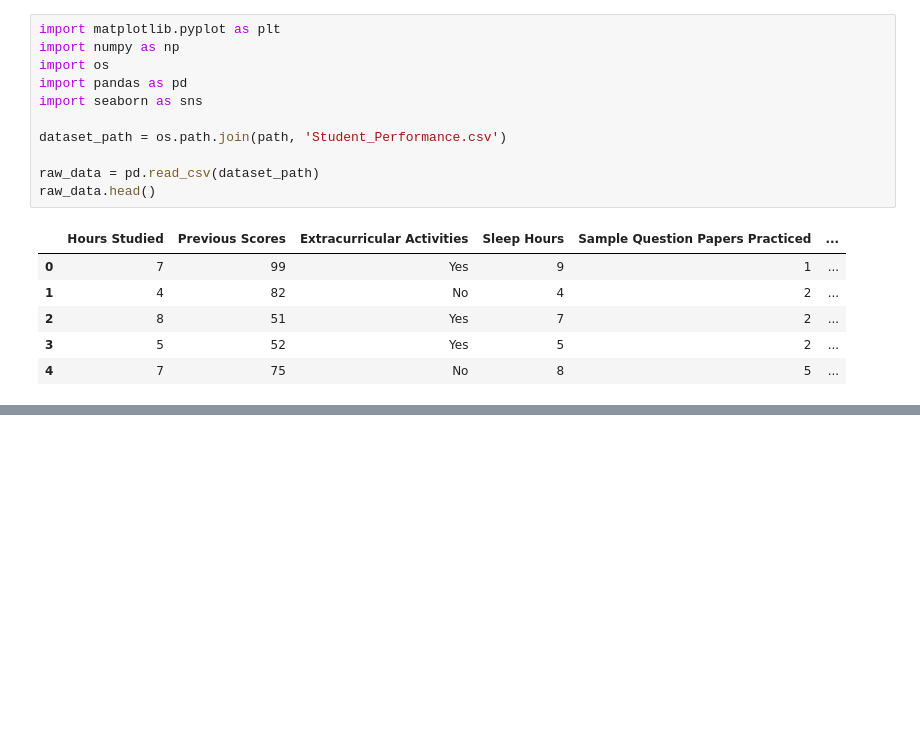
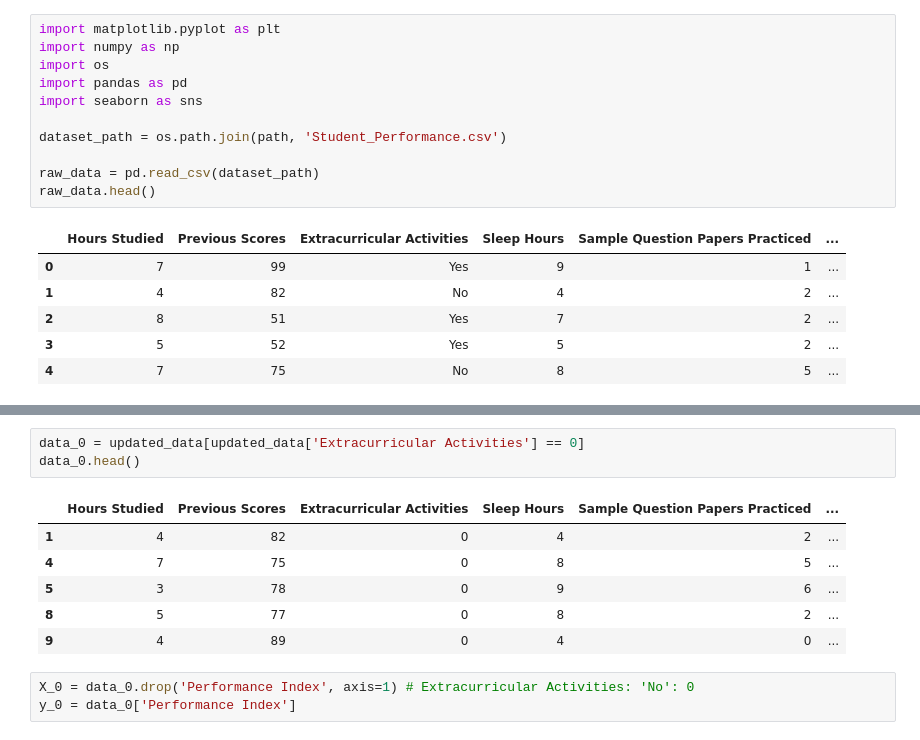
Before and after one commit to add0794/ordinary-least-squares-gradient-descent, a Jupyter notebook: jupyter.ipynb, the cells around one changed output, grey strips where cells are left out. Saved outputs shown, nothing was run; the diff lists cells and outputs as text; blank space fills up the shorter version.

```diff
--- a/jupyter.ipynb
+++ b/jupyter.ipynb
@@ -306,0 +289,13 @@ df.head()
+# %%
+data_0 = updated_data[updated_data['Extracurricular Activities'] == 0]
+data_0.head()
+# %% [output]
+|  | Hours Studied | Previous Scores | Extracurricular Activities | Sleep Hours | Sample Question Papers Practiced | ... |
+| 1 | 4 | 82 | 0 | 4 | 2 | ... |
+| 4 | 7 | 75 | 0 | 8 | 5 | ... |
+| 5 | 3 | 78 | 0 | 9 | 6 | ... |
+| 8 | 5 | 77 | 0 | 8 | 2 | ... |
+| 9 | 4 | 89 | 0 | 4 | 0 | ... |
+# %%
+X_0 = data_0.drop('Performance Index', axis=1) # Extracurricular Activities: 'No': 0
+y_0 = data_0['Performance Index']
```
Also changed, not shown: parts of 37 cells of this notebook, 1 other file.
